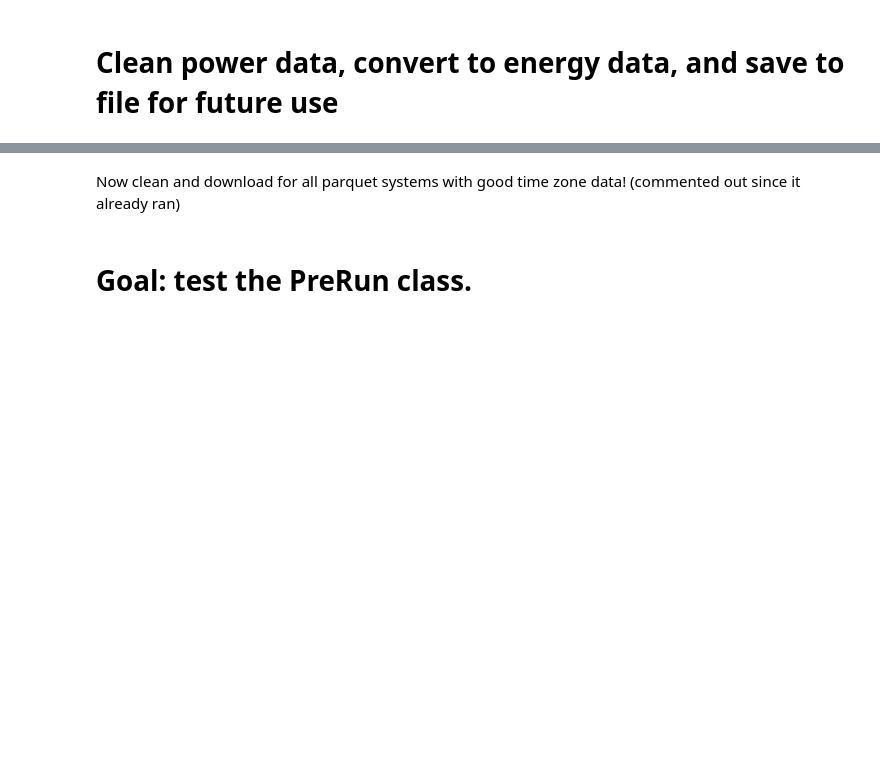
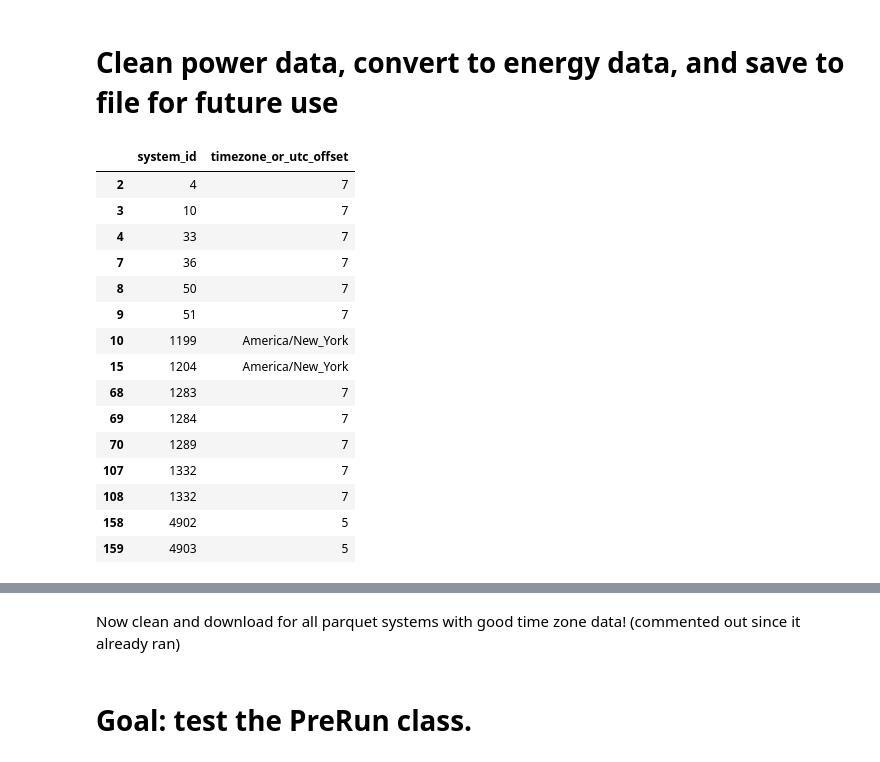
Before and after one commit to Erdos-Projects/predicting-day-ahead-solar-power-production, a Jupyter notebook: notebooks/eda/RS/power_to_energy_save.ipynb, the cells around one changed output, grey strips where cells are left out. Drawn from its saved outputs; the diff is of its cells as text; code cells hidden in the pictures; blank space fills up the shorter version.

```diff
--- a/notebooks/eda/RS/power_to_energy_save.ipynb
+++ b/notebooks/eda/RS/power_to_energy_save.ipynb
@@ -27,3 +27,23 @@ base_path = Path(read_from_path)
 # all_parquet_systems
 good_systems_list = [4, 10, 33, 36, 50, 51, 1199, 1204, 1283, 1284, 1289, 1332, 4902, 4903]
 reader_types = ["meter", "inverter", None]
+# %%
+systems_cleaned_subset = systems_cleaned[systems_cleaned['system_id'].isin(good_systems_list)]
+systems_cleaned_subset[['system_id','timezone_or_utc_offset']]
+# %% [output]
+|  | system_id | timezone_or_utc_offset |
+| 2 | 4 | 7 |
+| 3 | 10 | 7 |
+| 4 | 33 | 7 |
+| 7 | 36 | 7 |
+| 8 | 50 | 7 |
+| 9 | 51 | 7 |
+| 10 | 1199 | America/New_York |
+| 15 | 1204 | America/New_York |
+| 68 | 1283 | 7 |
+| 69 | 1284 | 7 |
+| 70 | 1289 | 7 |
+| 107 | 1332 | 7 |
+| 108 | 1332 | 7 |
+| 158 | 4902 | 5 |
+| 159 | 4903 | 5 |
```
Also changed, not shown: parts of 1 cell of this notebook, 48 other files.
